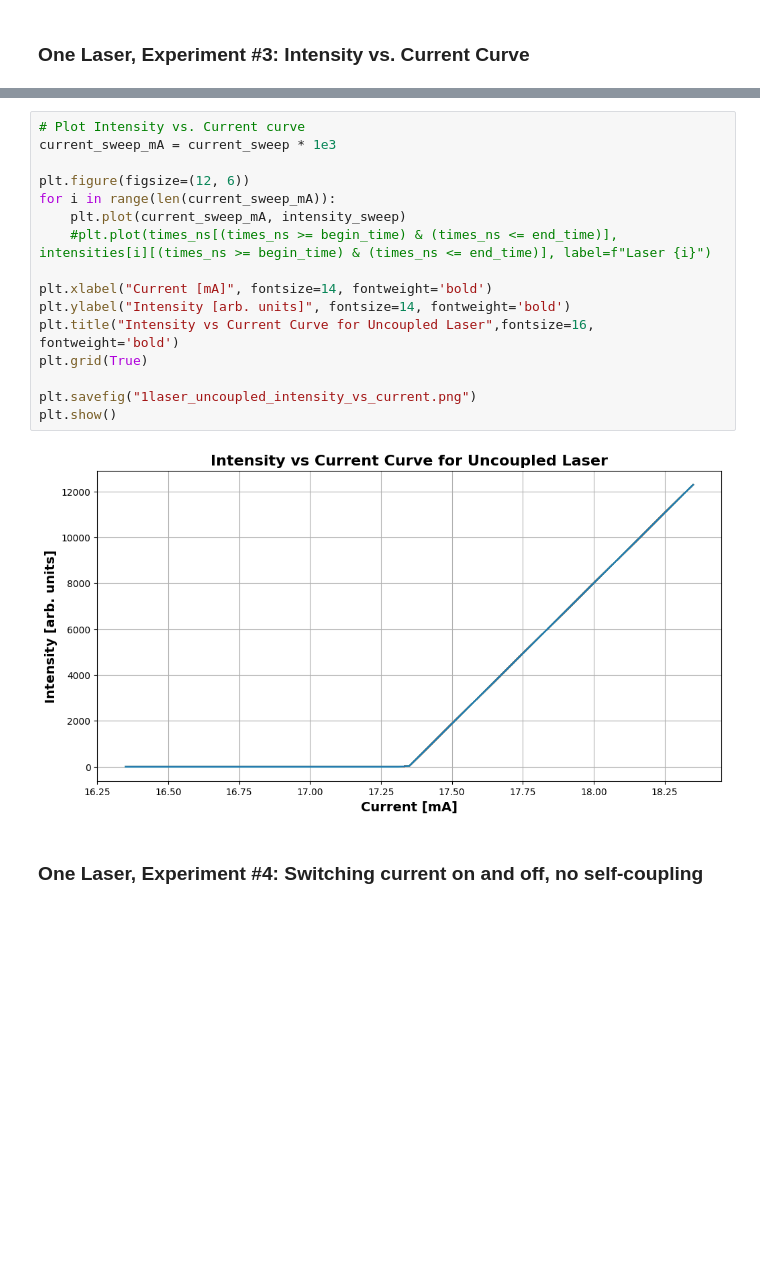
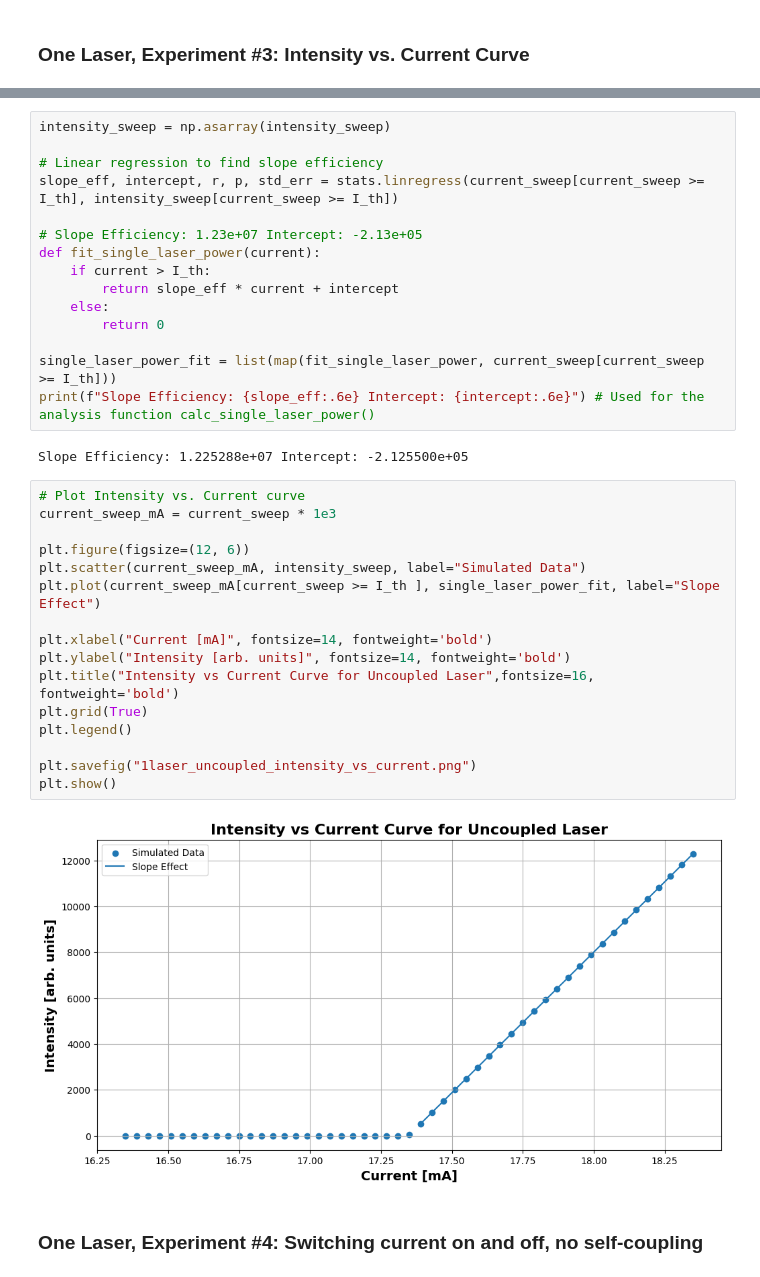
Before and after one commit to godwinduan/lasersim, a Jupyter notebook: MC_SLs_new.ipynb, the cells around one changed output, grey strips where cells are left out. Drawn from its saved outputs; the diff is of its cells as text; blank space fills up the shorter version.

```diff
--- a/MC_SLs_new.ipynb
+++ b/MC_SLs_new.ipynb
@@ -610,21 +615,38 @@ KeyboardInterrupt:
+# %%
+intensity_sweep = np.asarray(intensity_sweep)
+
+# Linear regression to find slope efficiency
+slope_eff, intercept, r, p, std_err = stats.linregress(current_sweep[current_sweep >= I_th], intensity_sweep[current_sweep >= I_th])
+
+# Slope Efficiency: 1.23e+07 Intercept: -2.13e+05
+def fit_single_laser_power(current):
+    if current > I_th:
+        return slope_eff * current + intercept
+    else:
+        return 0
+
+single_laser_power_fit = list(map(fit_single_laser_power, current_sweep[current_sweep >= I_th]))
+print(f"Slope Efficiency: {slope_eff:.6e} Intercept: {intercept:.6e}") # Used for the analysis function calc_single_laser_power()
+# %% [output]
+Slope Efficiency: 1.225288e+07 Intercept: -2.125500e+05
 # %%
 # Plot Intensity vs. Current curve
 current_sweep_mA = current_sweep * 1e3
 
 plt.figure(figsize=(12, 6))
-for i in range(len(current_sweep_mA)):
-    plt.plot(current_sweep_mA, intensity_sweep)
-    #plt.plot(times_ns[(times_ns >= begin_time) & (times_ns <= end_time)], intensities[i][(times_ns >= begin_time) & (times_ns <= end_time)], label=f"Laser {i}")
+plt.scatter(current_sweep_mA, intensity_sweep, label="Simulated Data")
+plt.plot(current_sweep_mA[current_sweep >= I_th ], single_laser_power_fit, label="Slope Effect")
 
 plt.xlabel("Current [mA]", fontsize=14, fontweight='bold')
 plt.ylabel("Intensity [arb. units]", fontsize=14, fontweight='bold')
 plt.title("Intensity vs Current Curve for Uncoupled Laser",fontsize=16, fontweight='bold')
 plt.grid(True)
+plt.legend()
 
 plt.savefig("1laser_uncoupled_intensity_vs_current.png")
 plt.show()
 # %% [output]
-[figure, old version]
+[figure, new version]
 # %% [markdown]
 ### One Laser, Experiment #4: Switching current on and off, no self-coupling
 # %%
```
Also changed, not shown: parts of 13 cells of this notebook.
